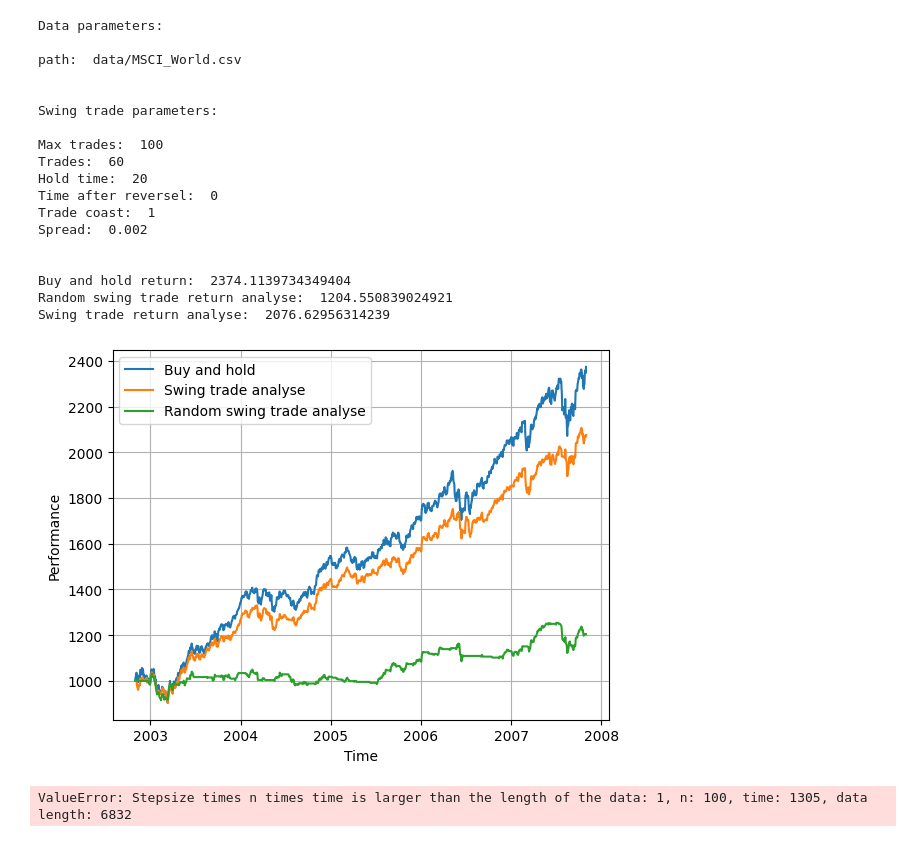
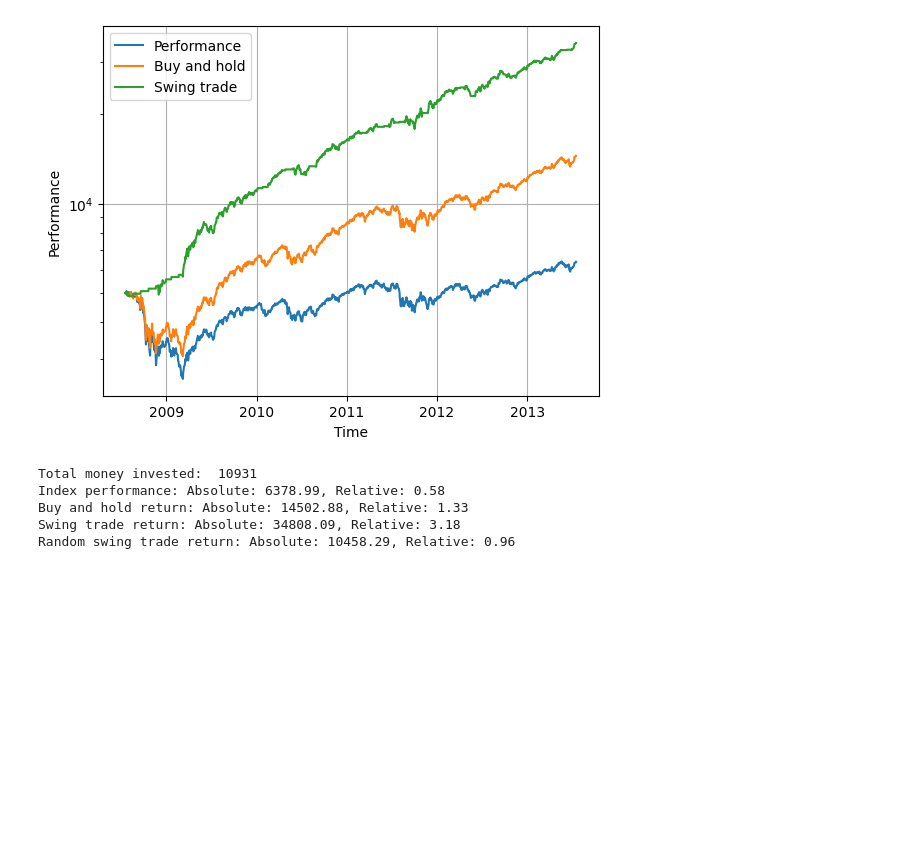
Before and after one commit to katakoruma/Chart-Strategy-Simulation, a Jupyter notebook: simulation_realdata.ipynb, the cells around one changed output. Saved outputs shown, nothing was run; the diff lists cells and outputs as text; code cells hidden in the pictures; blank space fills up the shorter version.

```diff
--- a/simulation_realdata.ipynb
+++ b/simulation_realdata.ipynb
@@ -6,77 +6,70 @@ from performance_simulation import *
 #General parameters
 years = 5
 time = 261 * years
-initial_capital = 1000
 
 
 #Import parameters
-n=1000
-path="data/MSCI_World.csv"
+n = int(261 * np.random.uniform(0, 15))
+path = "data/MSCI_World.csv"
 limit = slice(n, time+n)
 
 
-#Swing tade parameters
-trades = 12 * years
+#Trade parameters
+trades = 10 * years
 max_trades = 20 * years
 hold_time = 20
 time_after_reversel = 0
-smooth_period = 5
+smooth_period = 20
 
 trade_coast = 1
 spread = 0.002
+tax_rate = 0.025
+tax_allowance = 1000
+
+initial_capital = 5000
+saving_plan = 100
+saving_plan_time = 22
 
 
-chim =  ChartImport(  initial_capital=initial_capital, time=time,
-                      trades=trades, max_trades=max_trades, hold_time=hold_time, time_after_reversel=time_after_reversel, smooth_period=smooth_period, trade_coast=trade_coast, spread=spread)
+chim =  ChartImport(  initial_capital=initial_capital, saving_plan=saving_plan, saving_plan_time=saving_plan_time, time=time,
+                      trades=trades, max_trades=max_trades, hold_time=hold_time, time_after_reversel=time_after_reversel, smooth_period=smooth_period, trade_coast=trade_coast, spread=spread, tax_rate=tax_rate, tax_allowance=tax_allowance
+                      )
 
 performance, dates = chim.load_data(path=path, limit=limit)
 
+buy_and_hold_performance = chim.buy_and_hold(set='data')
 random_swing_performance_analyse, trade_dates_random  = chim.random_swing_trade_ana(set='data')
 swing_performance_analyse, trade_dates = chim.swing_trade_ana(set='data')
-
-chim.print_parameters()
-chim.print_results()
-# %% [output]
-Data parameters:
-
-path:  data/MSCI_World.csv
-
-
-Swing trade parameters:
-
-Max trades:  100
-Trades:  60
-Hold time:  20
-Time after reversel:  0
-Trade coast:  1
-Spread:  0.002
-
-
-Buy and hold return:  2374.1139734349404
-Random swing trade return analyse:  1204.550839024921
-Swing trade return analyse:  2076.62956314239
 # %%
-plt.plot(dates, performance, label="Buy and hold")
-plt.plot(dates, swing_performance_analyse, label="Swing trade analyse")
-plt.plot(dates, random_swing_performance_analyse, label="Random swing trade analyse")
+plt.plot(dates, performance, label="Performance")
+plt.plot(dates, buy_and_hold_performance, label="Buy and hold")
+plt.plot(dates, swing_performance_analyse, label="Swing trade")
+#plt.plot(dates, random_swing_performance_analyse, label="Random swing trade")
 #plt.axhline(1, color="black", linestyle="--")
 
 plt.xlabel("Time")
 plt.ylabel("Performance")
 
 plt.grid()
 plt.legend()
 
-#plt.yscale("log")
+plt.yscale("log")
 
 plt.show()
+
+#chim.print_parameters()
+chim.print_results()
+#chim.plot_performance()
 # %% [output]
-[figure, old version]
+[figure, new version]
+Total money invested:  10931
+Index performance: Absolute: 6378.99, Relative: 0.58
+Buy and hold return: Absolute: 14502.88, Relative: 1.33
+Swing trade return: Absolute: 34808.09, Relative: 3.18
+Random swing trade return: Absolute: 10458.29, Relative: 0.96
 # %%
-mc = MonteCarloSimulation(chartimp=chim)
-_ = mc.mc_import_chart(n=100, stepsize=1, path=path, limit=limit)
+mc = MonteCarloSimulation(chartimp=chim, parallel=True)
+_ = mc.mc_import_chart(n=2500, stepsize=2, path=path, limit=limit)
-# %% [output]
-ValueError: Stepsize times n times time is larger than the length of the data: 1, n: 100, time: 1305, data length: 6832
 # %%
 mc.hist_performance(bins=30)
 mc.print_results(accuracy=3)
```
Also changed, not shown: parts of 1 cell of this notebook, 1 other file.
